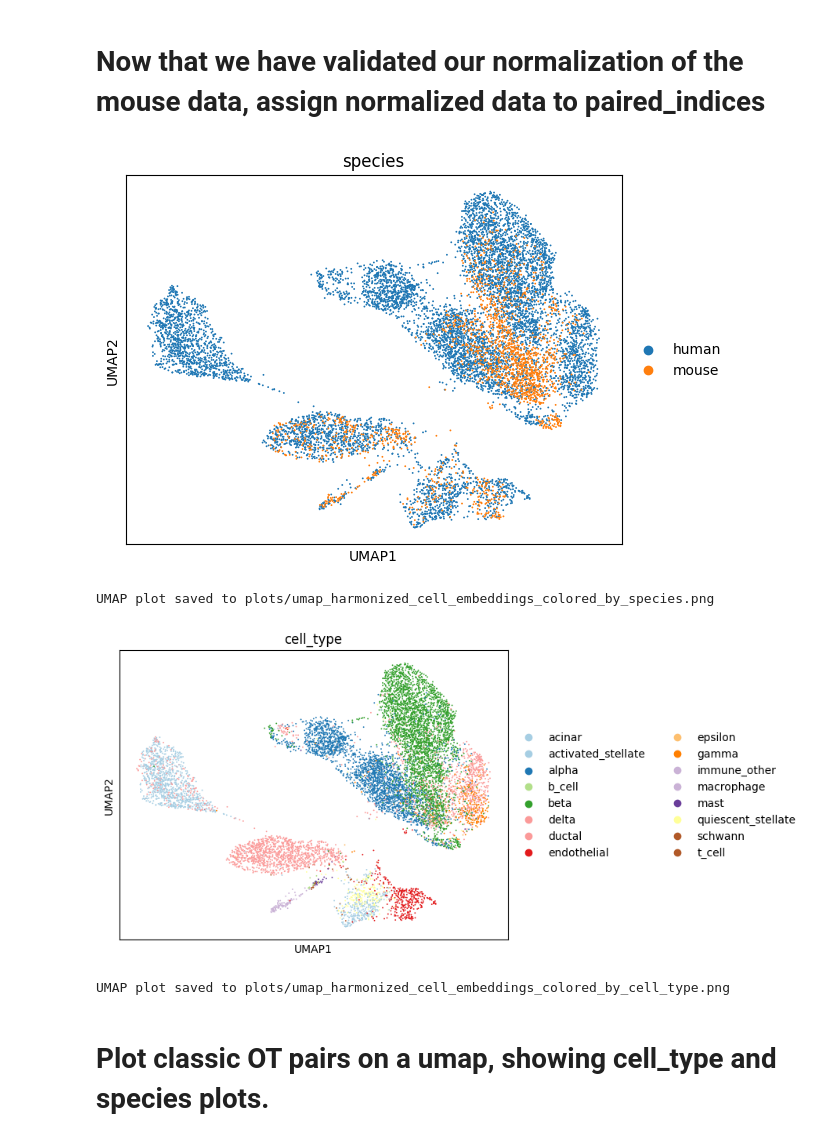
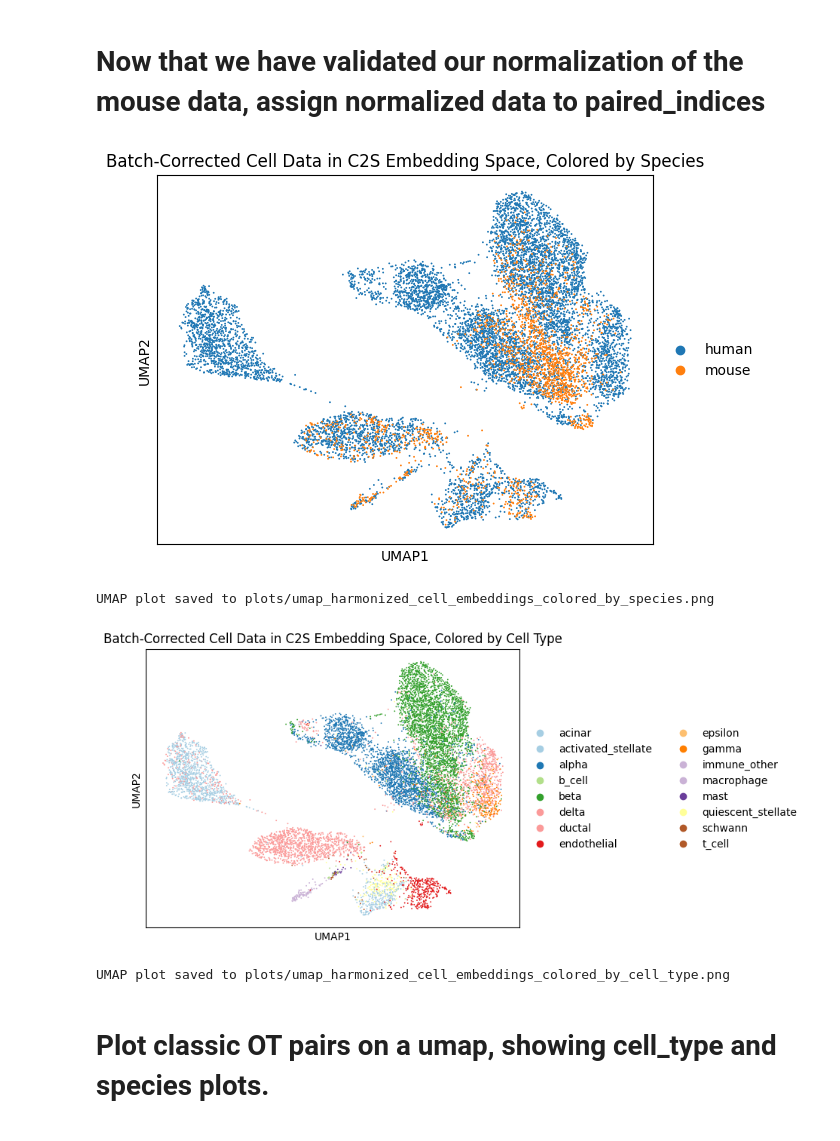
Before and after one commit to daphneraskin/cell2sentence-local, a Jupyter notebook: cross_species/Classic_OT_on_Cell_Embeddings/pancreas_tissue_classic_ot_pairing_embedded_cells.ipynb, the cells around one changed output. Saved outputs shown, nothing was run; the diff lists cells and outputs as text; code cells hidden in the pictures.

```diff
--- a/cross_species/Classic_OT_on_Cell_Embeddings/pancreas_tissue_classic_ot_pairing_embedded_cells.ipynb
+++ b/cross_species/Classic_OT_on_Cell_Embeddings/pancreas_tissue_classic_ot_pairing_embedded_cells.ipynb
@@ -430,21 +462,21 @@ os.makedirs(plots_dir, exist_ok=True)
 # %%
 # Optional: Visualize the optimal transport pairs on UMAP
 # sc.pp.neighbors(combined_adata, use_rep='X_pca')
 # sc.tl.umap(combined_adata)
 
 # Visualize UMAP
 umap_species_plot_path = os.path.join(plots_dir, "umap_harmonized_cell_embeddings_colored_by_species.png")
-fig = sc.pl.umap(combined_adata, color=['species'], return_fig=True, s=7)
+fig = sc.pl.umap(combined_adata, color=['species'], return_fig=True, s=7, title="Batch-Corrected Cell Data in C2S Embedding Space, Colored by Species")
 plt.show()
 
 # Save the plot using matplotlib
 fig.savefig(umap_species_plot_path, dpi=300, bbox_inches='tight')
 plt.close()  # Close the plot to free memory
 
 # Print confirmation
 print(f"UMAP plot saved to {umap_species_plot_path}")
 # %% [output]
-[figure, old version]
+[figure, new version]
 UMAP plot saved to plots/umap_harmonized_cell_embeddings_colored_by_species.png
 # %%
 # Optional: Visualize the optimal transport pairs on UMAP
@@ -454,7 +486,7 @@ UMAP plot saved to plots/umap_harmonized_cell_embeddings_colored_by_species.png
 # Visualize UMAP
 umap_cell_type_plot_path = os.path.join(plots_dir, "umap_harmonized_cell_embeddings_colored_by_cell_type.png")
 cmap = plt.get_cmap('magma')
-fig = sc.pl.umap(combined_adata, color=['cell_type'], return_fig=True, palette="Paired", s=7)
+fig = sc.pl.umap(combined_adata, color=['cell_type'], return_fig=True, palette="Paired", s=7, title="Batch-Corrected Cell Data in C2S Embedding Space, Colored by Cell Type")
 plt.show()
 
 # Save the plot using matplotlib
@@ -464,7 +496,7 @@ plt.close()  # Close the plot to free memory
 # Print confirmation
 print(f"UMAP plot saved to {umap_cell_type_plot_path}")
 # %% [output]
-[figure, old version]
+[figure, new version]
 UMAP plot saved to plots/umap_harmonized_cell_embeddings_colored_by_cell_type.png
 # %% [markdown]
 # Plot classic OT pairs on a umap, showing cell_type and species plots.
```
Also changed, not shown: parts of 18 cells of this notebook, 42 other files.
